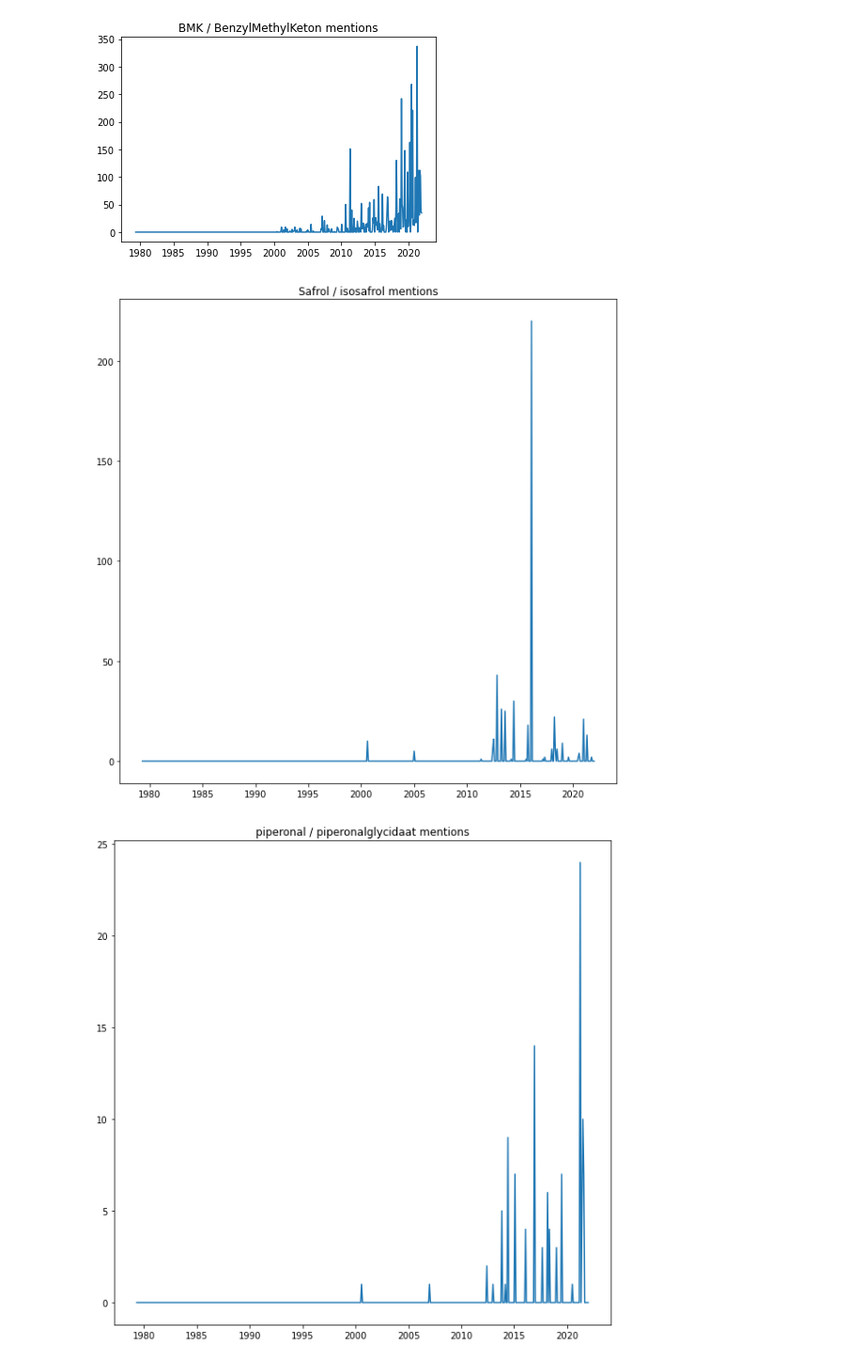
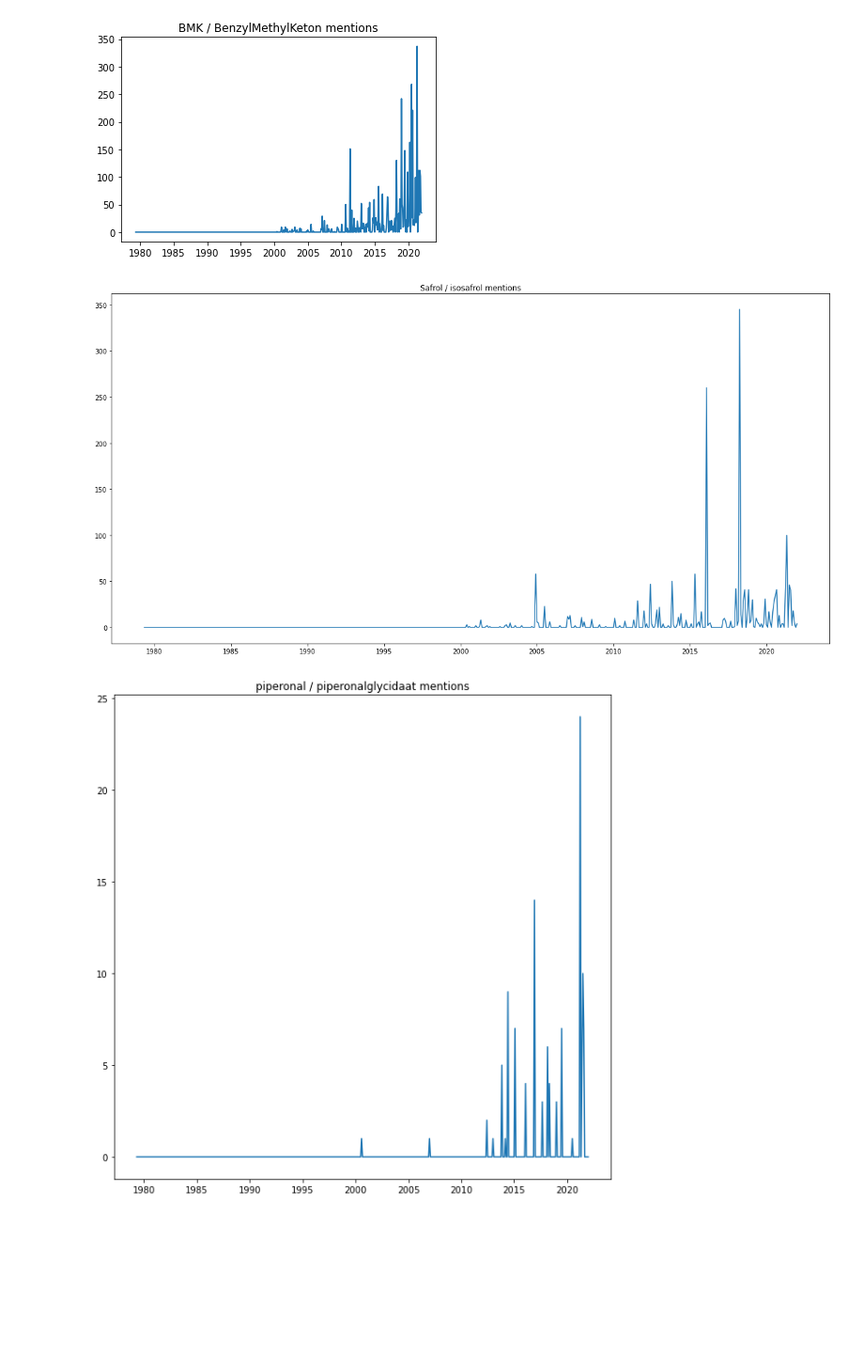
Before and after one commit to bloemetjesgordijn/DSP, a Jupyter notebook: Untitled.ipynb, the cells around one changed output. Shown at 94% size. Drawn from its saved outputs; the diff is of its cells as text; code cells hidden in the pictures; blank space fills up the shorter version.

```diff
--- a/Untitled.ipynb
+++ b/Untitled.ipynb
@@ -140,16 +141,16 @@ plt.show()
 # %% [output]
 [figure]
 # %%
-safrol_results = count_multiple_mentions('safrol', 'isosafrol')
+safrol_results = count_multiple_mentions('PMK-glycidaat', 'PMK')
 safrol_results.set_index('date', inplace=True)
 safrol_results.index = pd.to_datetime(safrol_results.index)
 monthly_safrol_result = safrol_results.resample('1M').sum()
 
 plt.plot(monthly_safrol_result)
 plt.title("Safrol / isosafrol mentions")
 plt.show()
 # %% [output]
-[figure, old version]
+[figure, new version]
 # %%
 piperonal_results = count_multiple_mentions('piperonal', 'piperonalglycidaat')
 piperonal_results.set_index('date', inplace=True)
```
Also changed, not shown: parts of 38 cells of this notebook, 40 other files.
